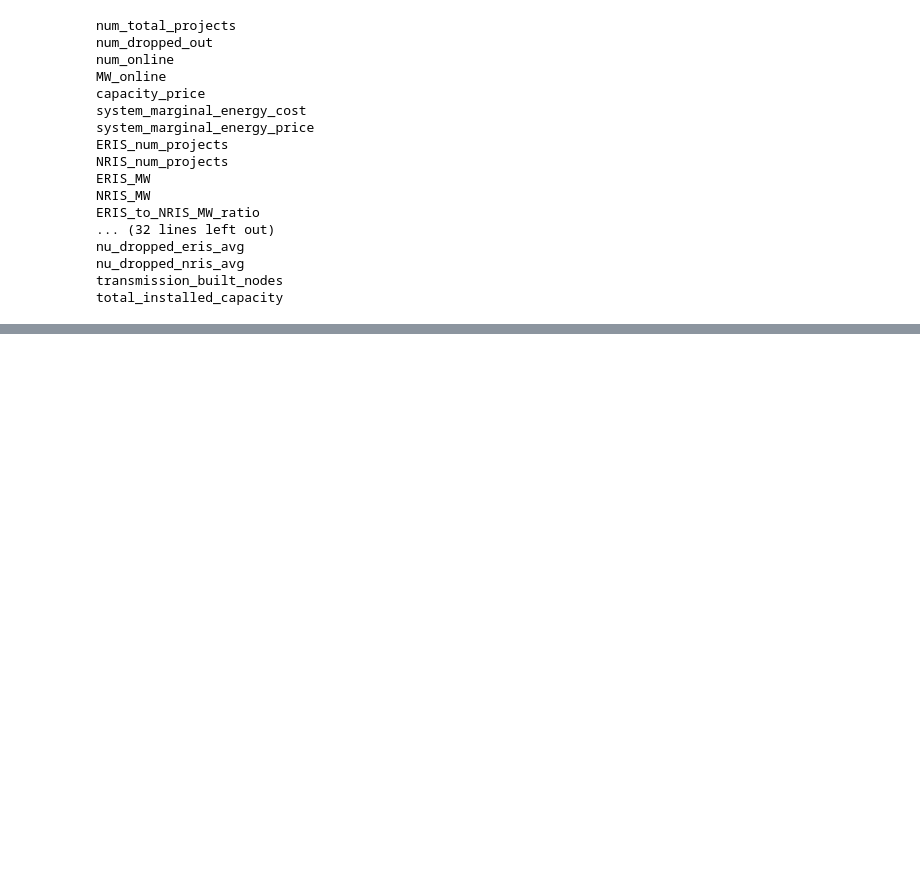
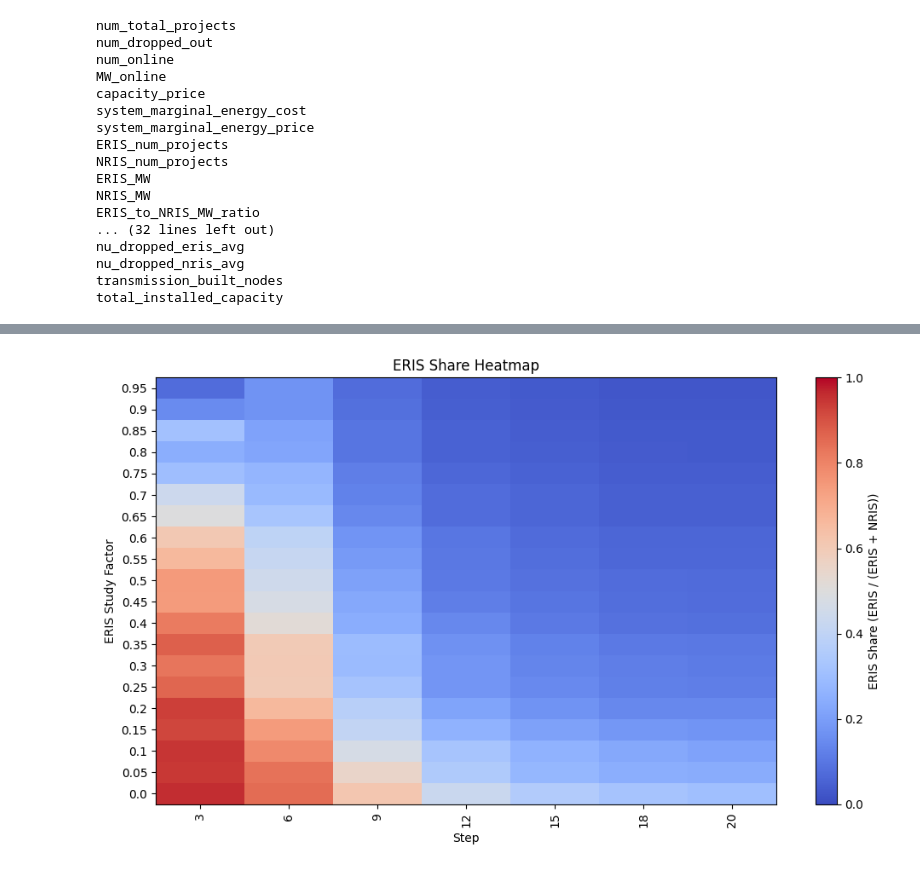
Before and after one commit to abigailweeks-rmi/Thesis, a Jupyter notebook: Thesis/ABM.ipynb, the cells around one changed output, grey strips where cells are left out. Drawn from its saved outputs; the diff is of its cells as text; code cells hidden in the pictures; blank space fills up the shorter version.

```diff
--- a/Thesis/ABM.ipynb
+++ b/Thesis/ABM.ipynb
@@ -1972,0 +2314,100 @@ def Page():
+# %%
+import pandas as pd
+import matplotlib.pyplot as plt
+
+# Load the CSV that has both ERIS_MW and NRIS_MW
+df = pd.read_csv("batch_run_Study_factor_diffFalse.csv")  # or merge if needed
+
+# Compute the ratio safely (avoid division by zero)
+df["Ratio"] = df["ERIS_MW"] / (df["ERIS_MW"] + df["NRIS_MW"])
+
+# Pivot the ratio
+pivot_df = df.pivot_table(
+    index="ERIS_study_factor",
+    columns="Step",
+    values="Ratio",
+    aggfunc="mean"
+)
+pivot_df.index = pivot_df.index.round(2)
+
+# Plot the ratio heatmap
+plt.figure(figsize=(10, 6))
+im = plt.imshow(pivot_df, aspect='auto', cmap='coolwarm', origin='lower', vmin=0, vmax=1)
+plt.colorbar(im, label="ERIS Share (ERIS / (ERIS + NRIS))")
+plt.xticks(range(len(pivot_df.columns)), pivot_df.columns, rotation=90)
+plt.yticks(range(len(pivot_df.index)), pivot_df.index)
+plt.xlabel("Step")
+plt.ylabel("ERIS Study Factor")
+plt.title("ERIS Share Heatmap")
+plt.tight_layout()
+plt.show()
+
+df = pd.read_csv("batch_run_with_studyfactor_diffTrue.csv")  # or merge if needed
+
+# Compute the ratio safely (avoid division by zero)
+df["Ratio"] = df["ERIS_MW"] / (df["ERIS_MW"] + df["NRIS_MW"])
+
+# Pivot the ratio
+pivot_df = df.pivot_table(
+    index="ERIS_study_factor",
+    columns="Step",
+    values="Ratio",
+    aggfunc="mean"
+)
+pivot_df.index = pivot_df.index.round(2)
+
+# Plot the ratio heatmap
+plt.figure(figsize=(10, 6))
+im = plt.imshow(pivot_df, aspect='auto', cmap='coolwarm', origin='lower', vmin=0, vmax=1)
+plt.colorbar(im, label="ERIS Share (ERIS / (ERIS + NRIS))")
+plt.xticks(range(len(pivot_df.columns)), pivot_df.columns, rotation=90)
+plt.yticks(range(len(pivot_df.index)), pivot_df.index)
+plt.xlabel("Step")
+plt.ylabel("ERIS Study Factor")
+plt.title("ERIS Share Heatmap")
+plt.tight_layout()
+plt.show()
+df = pd.read_csv("batch_run_with_studyfactor_diffTrue.csv")
+
+# Pivot the data: average duplicates automatically
+pivot_df = df.pivot_table(
+    index="ERIS_study_factor",
+    columns="Step",
+    values="ERIS_MW",
+    aggfunc="mean"
+)
+pivot_df.index = pivot_df.index.round(2)
+# Plot heatmap
+plt.figure(figsize=(10, 6))
+plt.imshow(pivot_df, aspect='auto', cmap='viridis', origin='lower')
+plt.colorbar(label="ERIS MW")
+plt.xticks(range(len(pivot_df.columns)), pivot_df.columns, rotation=90)
+plt.yticks(range(len(pivot_df.index)), pivot_df.index)
+plt.xlabel("Step")
+plt.ylabel("ERIS Study Factor")
+plt.title("ERIS MW Heatmap")
+plt.tight_layout()
+plt.show()
+df = pd.read_csv("batch_run_Study_factor_diffFalse.csv")
+
+# Pivot the data: average duplicates automatically
+pivot_df = df.pivot_table(
+    index="ERIS_study_factor",
+    columns="Step",
+    values="ERIS_MW",
+    aggfunc="mean"
+)
+pivot_df.index = pivot_df.index.round(2)
+# Plot heatmap
+plt.figure(figsize=(10, 6))
+plt.imshow(pivot_df, aspect='auto', cmap='viridis', origin='lower')
+plt.colorbar(label="ERIS MW")
+plt.xticks(range(len(pivot_df.columns)), pivot_df.columns, rotation=90)
+plt.yticks(range(len(pivot_df.index)), pivot_df.index)
+plt.xlabel("Step")
+plt.ylabel("ERIS Study Factor")
+plt.title("ERIS MW Heatmap")
+plt.tight_layout()
+plt.show()
+# %% [output]
+[figure, added]
```
Also changed, not shown: parts of 23 cells of this notebook, 13 other files.
